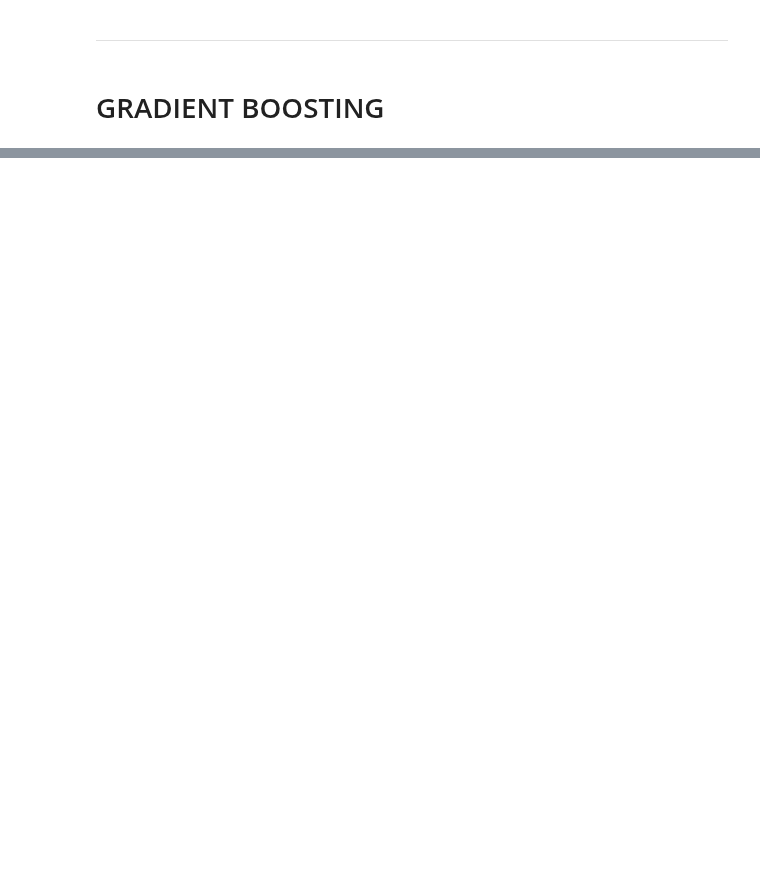
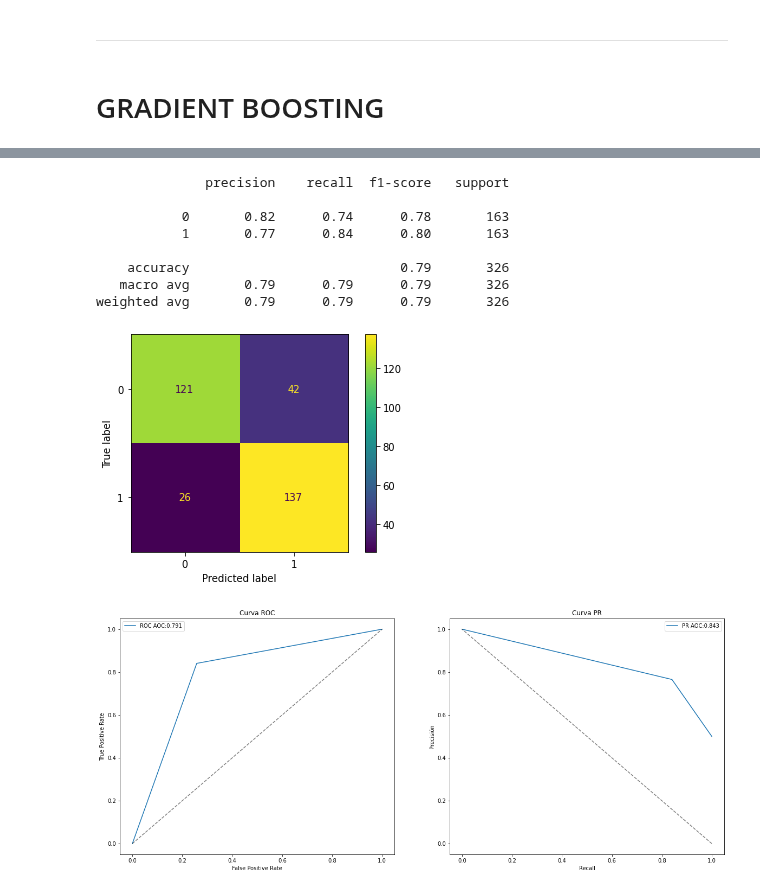
Before and after one commit to JaviCeRodriguez/Heart-Failure-ML, a Jupyter notebook: classification_v2.ipynb, the cells around one changed output, grey strips where cells are left out. Cells and saved outputs as stored; diff of their text form; code cells hidden in the pictures; blank space fills up the shorter version.

Commit message:
pruebas finales con XGBC y RF

```diff
--- a/classification_v2.ipynb
+++ b/classification_v2.ipynb
@@ -280,0 +290,3 @@ aoc_curves(rf_model,feat_train,targ_train)
+# %%
+feat_train_2, feat_val, targ_train_2, targ_val = train_test_split(feat_train,targ_train,random_state=420)
+# NECESARIO CREAR DATOS DE VALIDACION PARA USAR XGBC
@@ -280,0 +295,5 @@ aoc_curves(rf_model,feat_train,targ_train)
+# %%
+xgbc_model = XGBClassifier(use_label_encoder=False,objective='binary:hinge',learning_rate=0.05,n_estimators=150)
+xgbc_model.fit(feat_train_2,targ_train_2,eval_set=[(feat_train_2, targ_train_2), (feat_val, targ_val)],eval_metric='error',early_stopping_rounds=100,verbose=True)
+xgbc_scoring = cross_val_score(xgbc_model, feat_train, targ_train,cv=10, scoring=score_metric)
+print("Cross Validation Score: {:.3f} +/- {:.3f}".format(xgbc_scoring.mean(),xgbc_scoring.std()))
@@ -280,0 +318,18 @@ aoc_curves(rf_model,feat_train,targ_train)
+# %%
+xgbc_predicted = cross_val_predict(xgbc_model,feat_train,targ_train,cv=10)
+print(classification_report(targ_train, xgbc_predicted))
+cm = confusion_matrix(targ_train, xgbc_predicted)
+disp = ConfusionMatrixDisplay(confusion_matrix=cm)
+disp.plot()
+aoc_curves(xgbc_model,feat_train,targ_train)
+# %% [output]
+              precision    recall  f1-score   support
+
+           0       0.82      0.74      0.78       163
+           1       0.77      0.84      0.80       163
+
+    accuracy                           0.79       326
+   macro avg       0.79      0.79      0.79       326
+weighted avg       0.79      0.79      0.79       326
+[figure, added]
+[figure, added]
```
Also changed, not shown: parts of 11 cells of this notebook.
